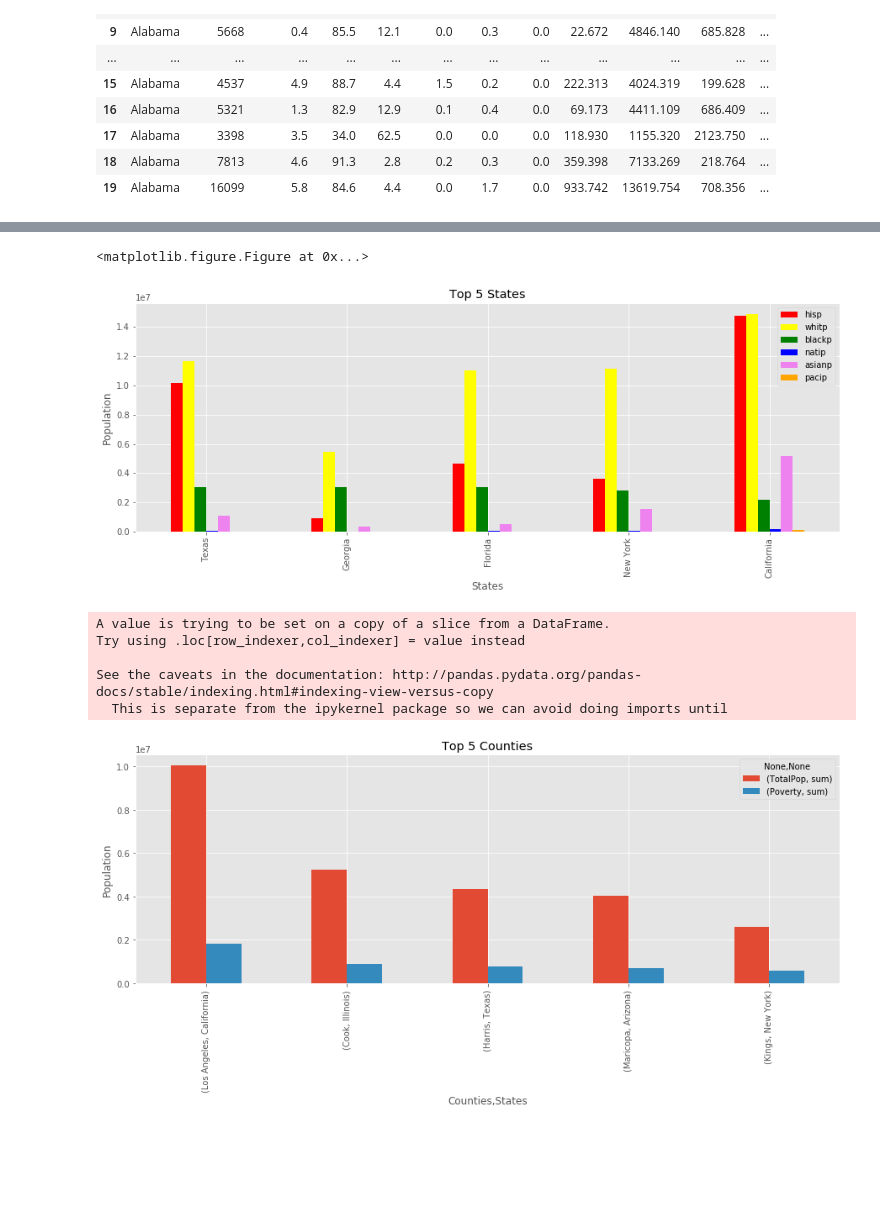
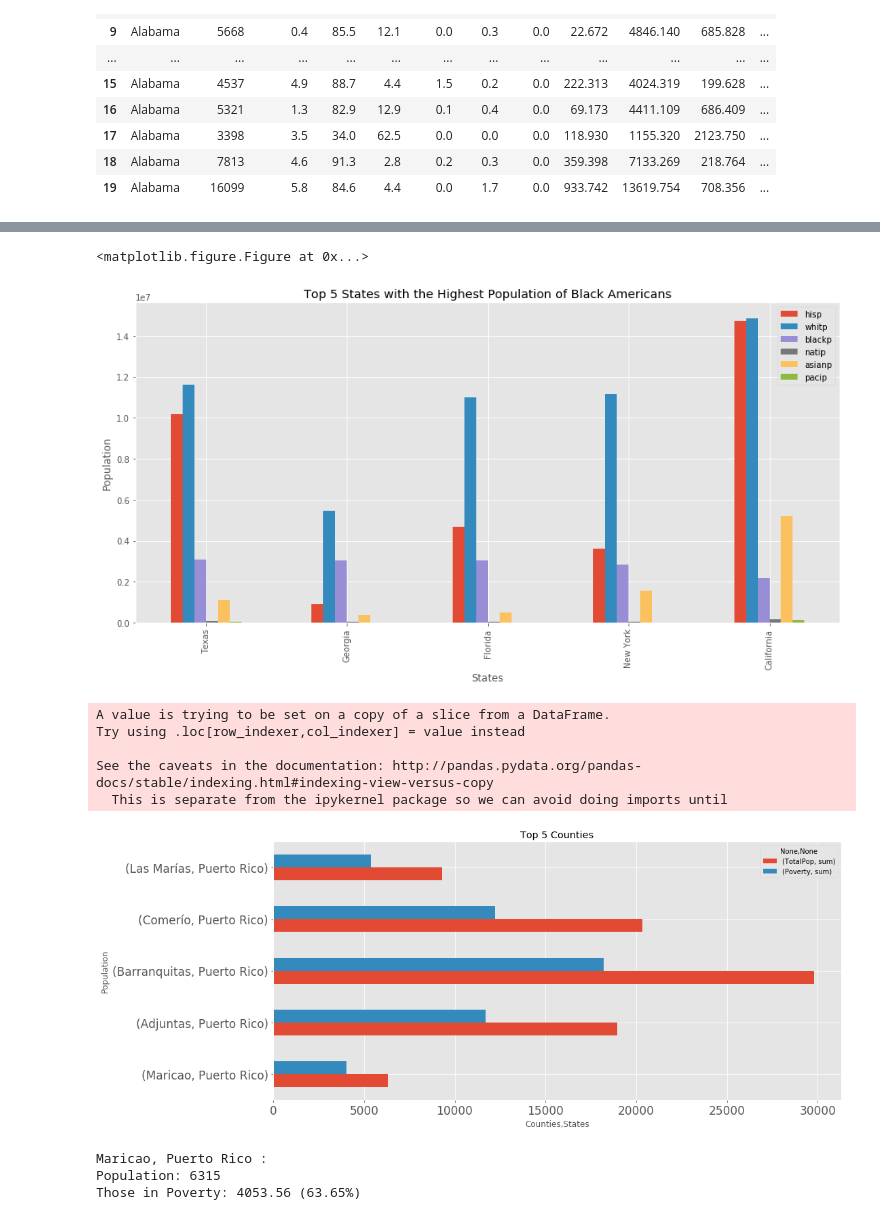
Before and after one commit to wenchenhui/exercises, a Jupyter notebook: Census-Analysis.ipynb, the cells around one changed output, grey strips where cells are left out. Drawn from its saved outputs; the diff is of its cells as text; code cells hidden in the pictures; blank space fills up the shorter version.

```diff
--- a/Census-Analysis.ipynb
+++ b/Census-Analysis.ipynb
@@ -90,37 +120,40 @@ See the caveats in the documentation: http://pandas.pydata.org/pandas-docs/stabl
 # %%
 #f.head()
 plt.clf()
 b1=f.groupby('State').sum().loc[:,['hisp','whitp','blackp','natip','asianp','pacip']].sort_values(by='blackp',ascending=False)
-b1
-c=['red','yellow','green','blue','violet','orange']
-ax=b1.head(5).plot.bar(figsize=(15,5),title='Top 5 States',color=c)
+b1=b1.astype(int,inplace=True)
+b1.head(5)
+ax=b1.head(5).plot.bar(figsize=(15,7),title='Top 5 States with the Highest Population of Black Americans')
 ax.set(xlabel='States',ylabel='Population')
+#plt.savefig('native.pdf')
 plt.show()
 # %% [output]
 <matplotlib.figure.Figure at 0x...>
-[figure, old version]
+[figure, new version]
 # %%
 s=ds[['State','TotalPop','County','Income','IncomeErr','IncomePerCap','IncomePerCapErr','Poverty']]
 s.columns.values[-1]='P%'
 s['Poverty']=s['P%']*ds['TotalPop']*0.01
+func={'TotalPop':['sum'],'Poverty':['sum'],"P%":['mean']}
 
-func={'TotalPop':['sum'],'Poverty':['sum']}
 i=s.groupby(['County','State']).agg(func)
-i.sort_values(('Poverty', 'sum'),inplace=True,ascending=False)
-ax=i.head(5).plot.bar(figsize=(15,5),title='Top 5 Counties')
+i.sort_values([('P%', 'mean')],inplace=True,ascending=False)
+ax=i[['TotalPop','Poverty']].head().plot.barh(figsize=(15,7),title='Top 5 Counties',fontsize=17)
 ax.set(xlabel='Counties,States',ylabel='Population')
 plt.show()
-#i.sort_values('Income')
-#apply(lambda x: x.sort_values(['B', 'C']))
-#i=s.groupby(['County','State'])['IncomePerCap'].agg(['sum','count'])
-#i.sort(['County','Income'],ascending=False)
+low=s[(s.State=='Puerto Rico') &(s.County=='Maricao')]
+print('Maricao, Puerto Rico :\nPopulation: ',low.TotalPop.sum(),'\nThose in Poverty: ',round(low.Poverty.sum(),2), ' ('
+      ,round(low['P%'].mean(),2),'%)',sep="")
 # %% [output]
 A value is trying to be set on a copy of a slice from a DataFrame.
 Try using .loc[row_indexer,col_indexer] = value instead
 
 See the caveats in the documentation: http://pandas.pydata.org/pandas-docs/stable/indexing.html#indexing-view-versus-copy
   This is separate from the ipykernel package so we can avoid doing imports until
-[figure, old version]
+[figure, new version]
+Maricao, Puerto Rico :
+Population: 6315
+Those in Poverty: 4053.56 (63.65%)
 # %%
 s=ds[['State','TotalPop','County','Income','IncomeErr','IncomePerCap','IncomePerCapErr','Poverty']]
 s.columns.values[-1]='P%'
```
Also changed, not shown: parts of 11 cells of this notebook, 5 other files.
